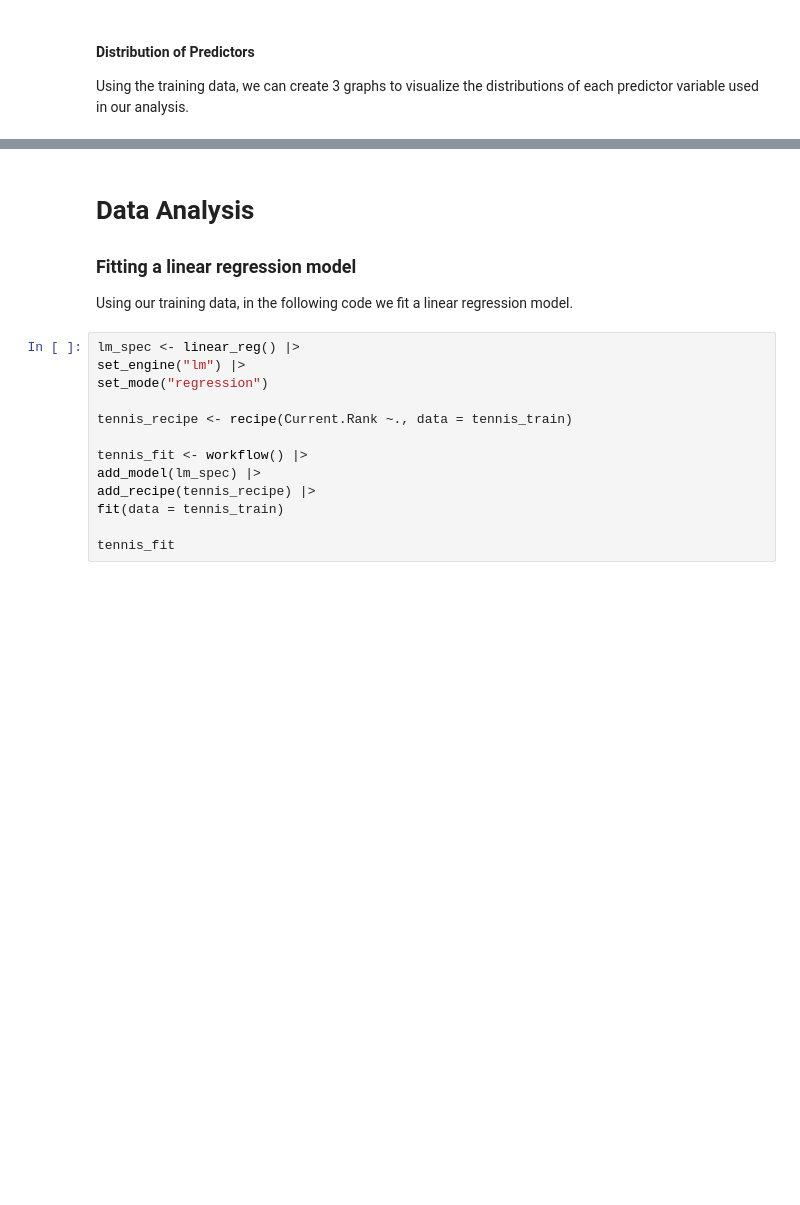
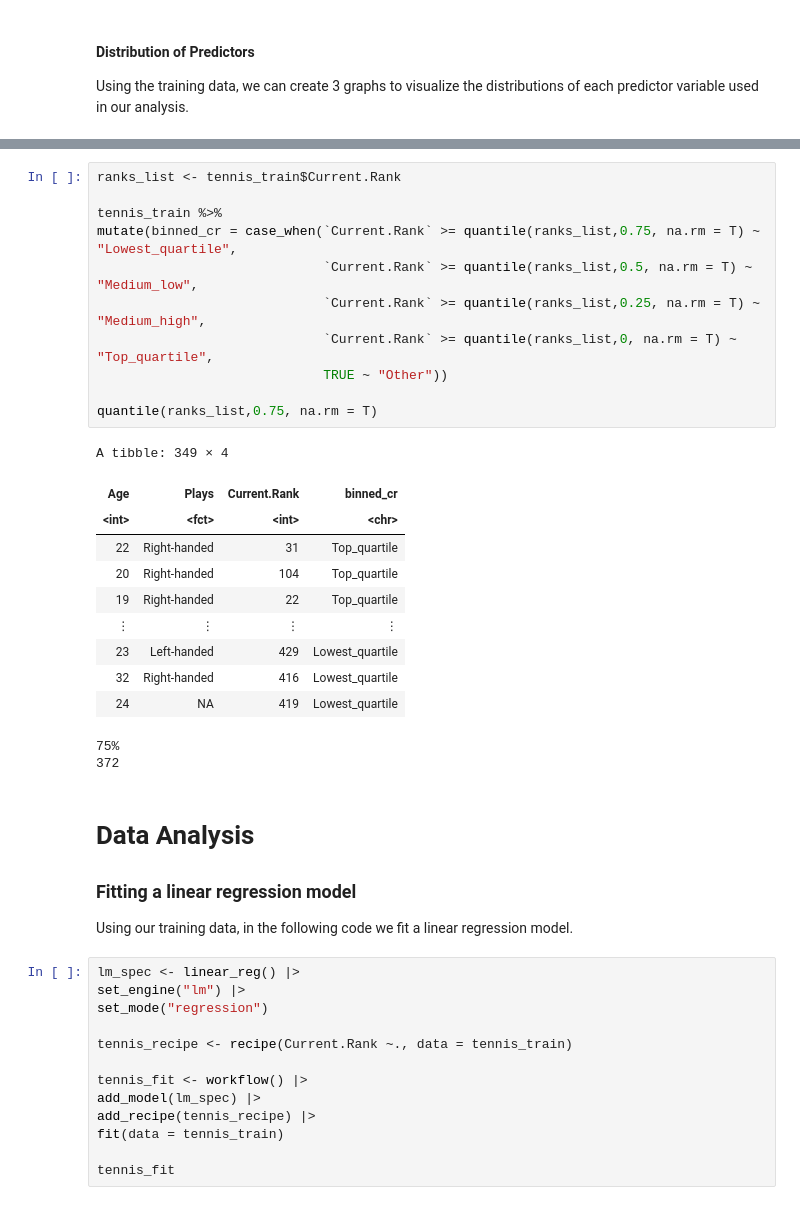
Before and after one commit to emilywang0/dsci-tennis-data-analysis, a Jupyter notebook: Proposal.ipynb, the cells around one changed output, grey strips where cells are left out. Cells and saved outputs as stored; diff of their text form; blank space fills up the shorter version.

```diff
--- a/Proposal.ipynb
+++ b/Proposal.ipynb
@@ -192,3 +222,27 @@ A tibble: 349 × 4
+# %%
+ranks_list <- tennis_train$Current.Rank
+
+tennis_train %>%
+mutate(binned_cr = case_when(`Current.Rank` >= quantile(ranks_list,0.75, na.rm = T) ~ "Lowest_quartile",
+                             `Current.Rank` >= quantile(ranks_list,0.5, na.rm = T) ~ "Medium_low",
+                             `Current.Rank` >= quantile(ranks_list,0.25, na.rm = T) ~ "Medium_high",
+                             `Current.Rank` >= quantile(ranks_list,0, na.rm = T) ~ "Top_quartile",
+                             TRUE ~ "Other"))
+
+quantile(ranks_list,0.75, na.rm = T)
+# %% [output]
+A tibble: 349 × 4
+| Age | Plays | Current.Rank | binned_cr |
+| <int> | <fct> | <int> | <chr> |
+| 22 | Right-handed | 31 | Top_quartile |
+| 20 | Right-handed | 104 | Top_quartile |
+| 19 | Right-handed | 22 | Top_quartile |
+| ⋮ | ⋮ | ⋮ | ⋮ |
+| 23 | Left-handed | 429 | Lowest_quartile |
+| 32 | Right-handed | 416 | Lowest_quartile |
+| 24 | NA | 419 | Lowest_quartile |
+75%
+372
 # %% [markdown]
 # Data Analysis
 ### Fitting a linear regression model
```
Also changed, not shown: parts of 10 cells of this notebook.
